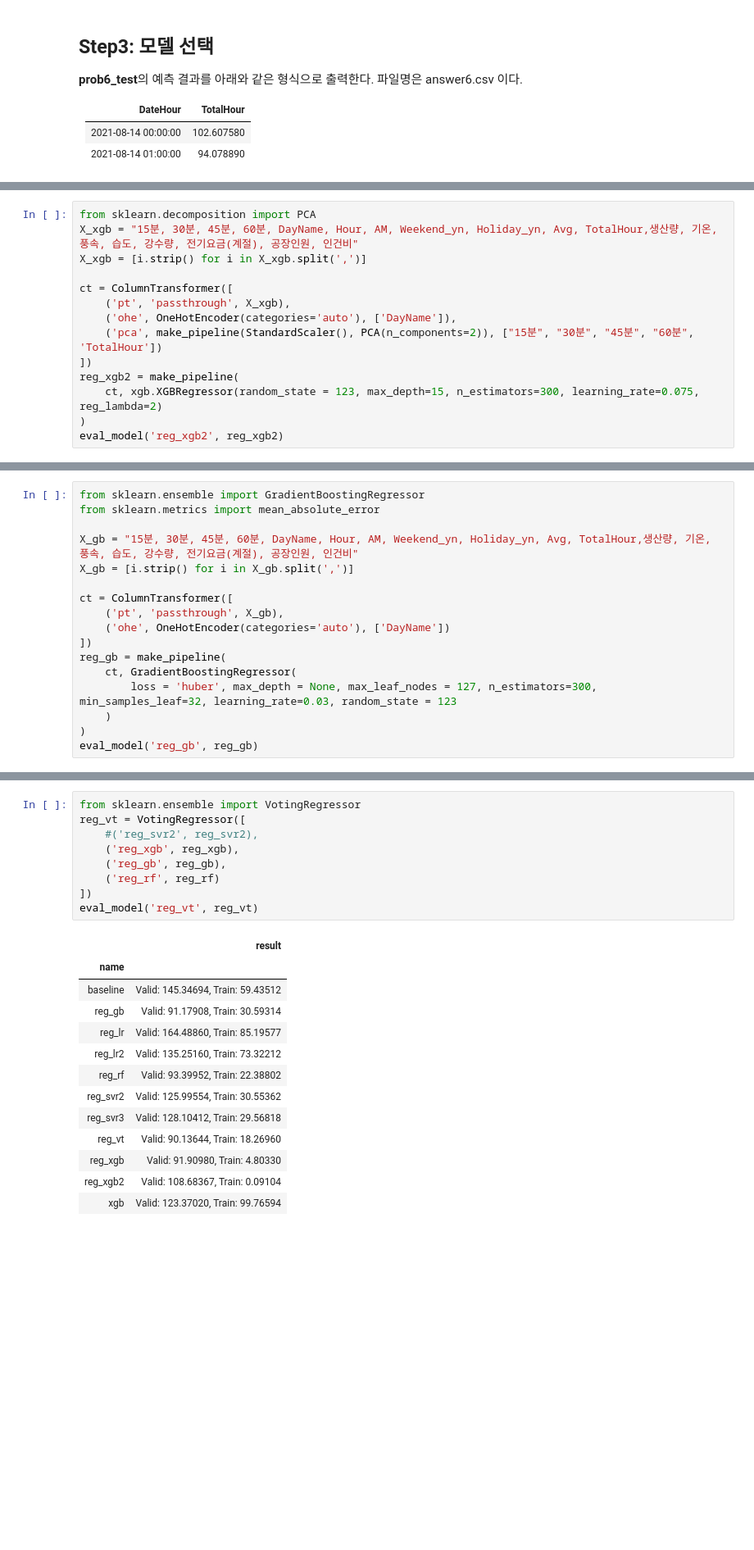
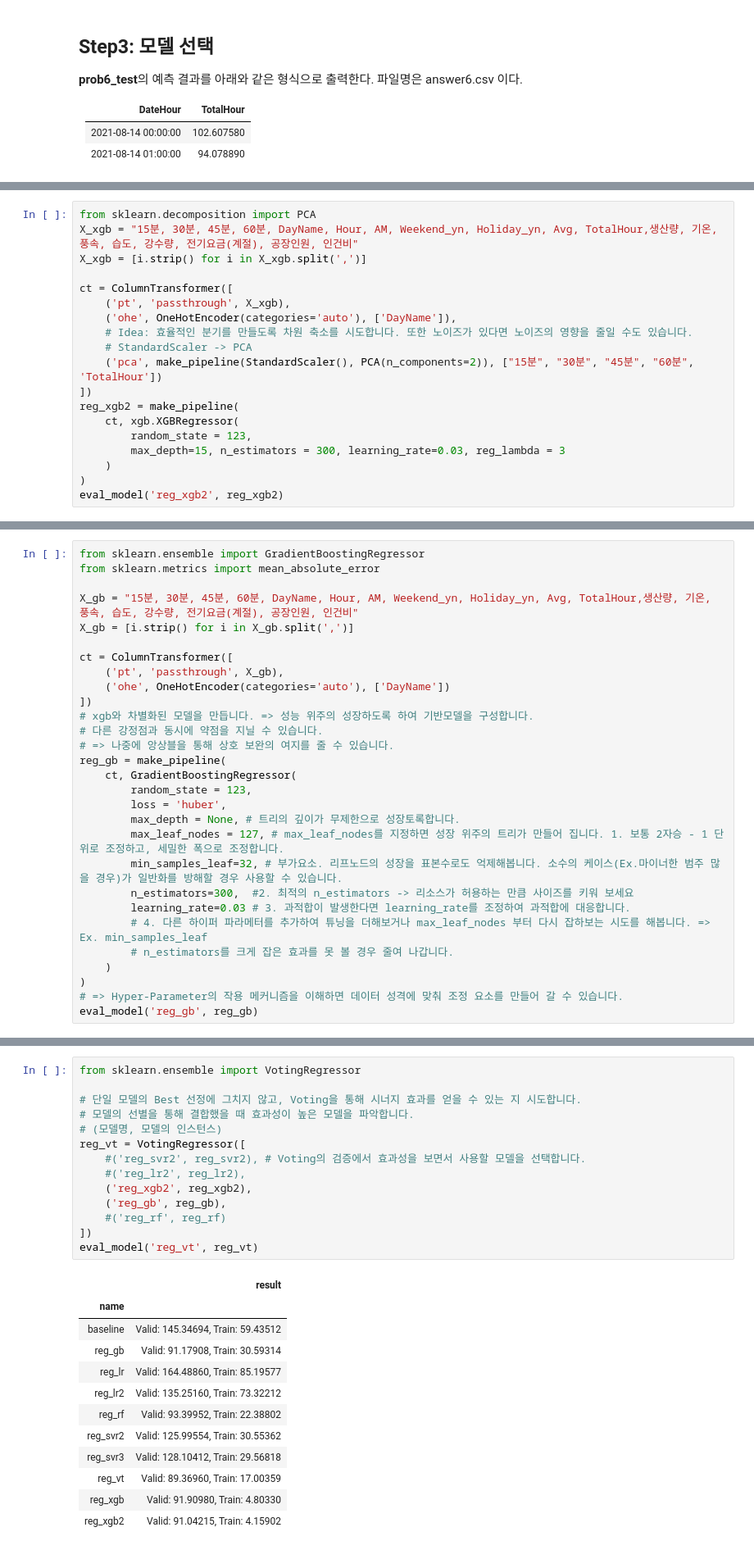
Before and after one commit to sunkusun9/DS_lv3_2603_2, a Jupyter notebook: sec_ds_lv3_prob3_kaggle.ipynb, the cells around one changed output, grey strips where cells are left out. Shown at 82% size. Drawn from its saved outputs; the diff is of its cells as text; blank space fills up the shorter version.

```diff
--- a/sec_ds_lv3_prob3_kaggle.ipynb
+++ b/sec_ds_lv3_prob3_kaggle.ipynb
@@ -434,10 +533,15 @@ X_xgb = [i.strip() for i in X_xgb.split(',')]
 ct = ColumnTransformer([
     ('pt', 'passthrough', X_xgb),
     ('ohe', OneHotEncoder(categories='auto'), ['DayName']),
+    # Idea: 효율적인 분기를 만들도록 차원 축소를 시도합니다. 또한 노이즈가 있다면 노이즈의 영향을 줄일 수도 있습니다.
+    # StandardScaler -> PCA
     ('pca', make_pipeline(StandardScaler(), PCA(n_components=2)), ["15분", "30분", "45분", "60분", 'TotalHour'])
 ])
 reg_xgb2 = make_pipeline(
-    ct, xgb.XGBRegressor(random_state = 123, max_depth=15, n_estimators=300, learning_rate=0.075, reg_lambda=2)
+    ct, xgb.XGBRegressor(
+        random_state = 123,
+        max_depth=15, n_estimators = 300, learning_rate=0.03, reg_lambda = 3
+    )
 )
 eval_model('reg_xgb2', reg_xgb2)
 # %% [output]
@@ -519,11 +571,23 @@ ct = ColumnTransformer([
     ('pt', 'passthrough', X_gb),
     ('ohe', OneHotEncoder(categories='auto'), ['DayName'])
 ])
+# xgb와 차별화된 모델을 만듭니다. => 성능 위주의 성장하도록 하여 기반모델을 구성합니다.
+# 다른 강정점과 동시에 약점을 지닐 수 있습니다.
+# => 나중에 앙상블을 통해 상호 보완의 여지를 줄 수 있습니다.
 reg_gb = make_pipeline(
     ct, GradientBoostingRegressor(
-        loss = 'huber', max_depth = None, max_leaf_nodes = 127, n_estimators=300, min_samples_leaf=32, learning_rate=0.03, random_state = 123
+        random_state = 123,
+        loss = 'huber',
+        max_depth = None, # 트리의 깊이가 무제한으로 성장토록합니다.
+        max_leaf_nodes = 127, # max_leaf_nodes를 지정하면 성장 위주의 트리가 만들어 집니다. 1. 보통 2자승 - 1 단위로 조정하고, 세밀한 폭으로 조정합니다.
+        min_samples_leaf=32, # 부가요소. 리프노드의 성장을 표본수로도 억제해봅니다. 소수의 케이스(Ex.마이너한 범주 많을 경우)가 일반화를 방해할 경우 사용할 수 있습니다.
+        n_estimators=300,  #2. 최적의 n_estimators -> 리소스가 허용하는 만큼 사이즈를 키워 보세요
+        learning_rate=0.03 # 3. 과적합이 발생한다면 learning_rate를 조정하여 과적합에 대응합니다.
+        # 4. 다른 하이퍼 파라메터를 추가하여 튜닝을 더해보거나 max_leaf_nodes 부터 다시 잡하보는 시도를 해봅니다. => Ex. min_samples_leaf
+        # n_estimators를 크게 잡은 효과를 못 볼 경우 줄여 나갑니다.
     )
 )
+# => Hyper-Parameter의 작용 메커니즘을 이해하면 데이터 성격에 맞춰 조정 요소를 만들어 갈 수 있습니다.
 eval_model('reg_gb', reg_gb)
 # %% [output]
 |  | result |
@@ -603,24 +636,28 @@ eval_model('reg_rf', reg_rf)
 'Valid: 93.39952, Train: 22.38802'
 # %%
 from sklearn.ensemble import VotingRegressor
+
+# 단일 모델의 Best 선정에 그치지 않고, Voting을 통해 시너지 효과를 얻을 수 있는 지 시도합니다.
+# 모델의 선별을 통해 결합했을 때 효과성이 높은 모델을 파악합니다.
+# (모델명, 모델의 인스턴스)
 reg_vt = VotingRegressor([
-    #('reg_svr2', reg_svr2),
-    ('reg_xgb', reg_xgb),
+    #('reg_svr2', reg_svr2), # Voting의 검증에서 효과성을 보면서 사용할 모델을 선택합니다.
+    #('reg_lr2', reg_lr2),
+    ('reg_xgb2', reg_xgb2),
     ('reg_gb', reg_gb),
-    ('reg_rf', reg_rf)
+    #('reg_rf', reg_rf)
 ])
 eval_model('reg_vt', reg_vt)
 # %% [output]
 |  | result |
 | name |  |
 | baseline | Valid: 145.34694, Train: 59.43512 |
 | reg_gb | Valid: 91.17908, Train: 30.59314 |
 | reg_lr | Valid: 164.48860, Train: 85.19577 |
 | reg_lr2 | Valid: 135.25160, Train: 73.32212 |
 | reg_rf | Valid: 93.39952, Train: 22.38802 |
 | reg_svr2 | Valid: 125.99554, Train: 30.55362 |
 | reg_svr3 | Valid: 128.10412, Train: 29.56818 |
-| reg_vt | Valid: 90.13644, Train: 18.26960 |
+| reg_vt | Valid: 89.36960, Train: 17.00359 |
 | reg_xgb | Valid: 91.90980, Train: 4.80330 |
-| reg_xgb2 | Valid: 108.68367, Train: 0.09104 |
-| xgb | Valid: 123.37020, Train: 99.76594 |
+| reg_xgb2 | Valid: 91.04215, Train: 4.15902 |
```
Also changed, not shown: parts of 49 cells of this notebook.
